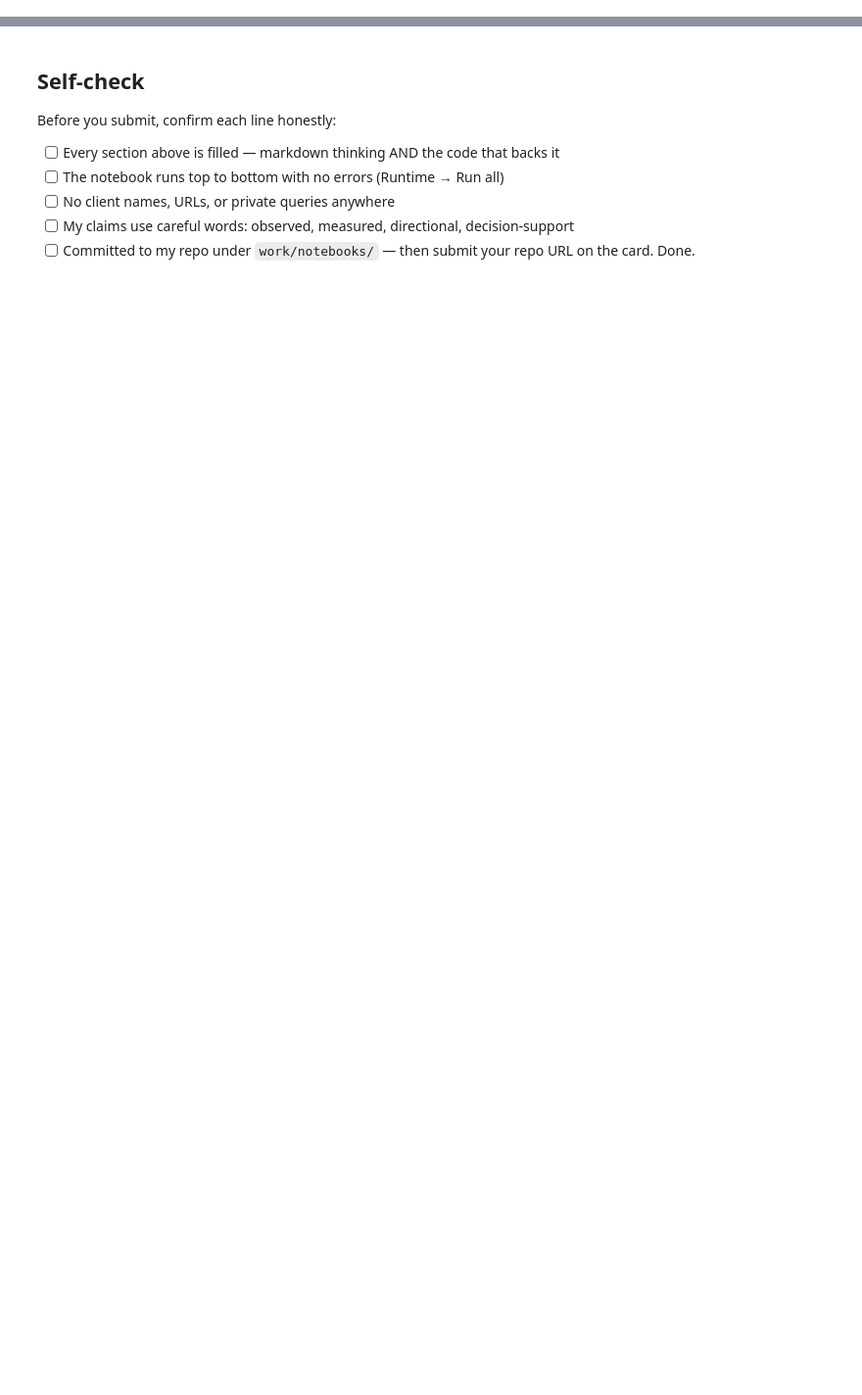
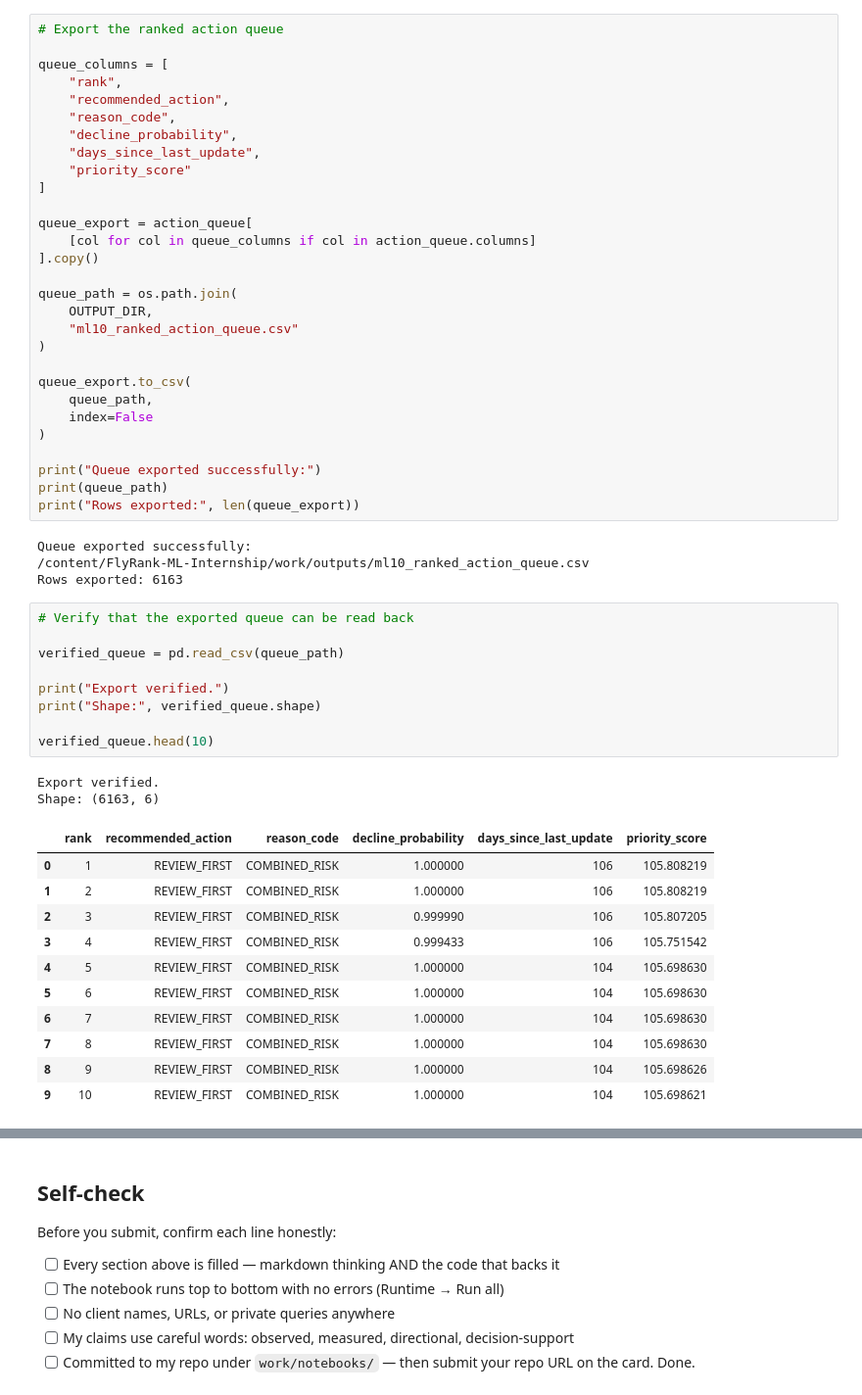
Before and after one commit to Ikramkhan-gif1/FlyRank-ML-Internship, a Jupyter notebook: work/notebooks/w07_action_playbook.ipynb, the cells around one changed output, grey strips where cells are left out. Shown at 98% size. Cells and saved outputs as stored; diff of their text form; blank space fills up the shorter version.

```diff
--- a/work/notebooks/w07_action_playbook.ipynb
+++ b/work/notebooks/w07_action_playbook.ipynb
@@ -43,0 +474,56 @@ This skeleton is yours to fill. Work the sections **in order** — each one has
+# %%
+# Export the ranked action queue
+
+queue_columns = [
+    "rank",
+    "recommended_action",
+    "reason_code",
+    "decline_probability",
+    "days_since_last_update",
+    "priority_score"
+]
+
+queue_export = action_queue[
+    [col for col in queue_columns if col in action_queue.columns]
+].copy()
+
+queue_path = os.path.join(
+    OUTPUT_DIR,
+    "ml10_ranked_action_queue.csv"
+)
+
+queue_export.to_csv(
+    queue_path,
+    index=False
+)
+
+print("Queue exported successfully:")
+print(queue_path)
+print("Rows exported:", len(queue_export))
+# %% [output]
+Queue exported successfully:
+/content/FlyRank-ML-Internship/work/outputs/ml10_ranked_action_queue.csv
+Rows exported: 6163
+# %%
+# Verify that the exported queue can be read back
+
+verified_queue = pd.read_csv(queue_path)
+
+print("Export verified.")
+print("Shape:", verified_queue.shape)
+
+verified_queue.head(10)
+# %% [output]
+Export verified.
+Shape: (6163, 6)
+|  | rank | recommended_action | reason_code | decline_probability | days_since_last_update | priority_score |
+| 0 | 1 | REVIEW_FIRST | COMBINED_RISK | 1.000000 | 106 | 105.808219 |
+| 1 | 2 | REVIEW_FIRST | COMBINED_RISK | 1.000000 | 106 | 105.808219 |
+| 2 | 3 | REVIEW_FIRST | COMBINED_RISK | 0.999990 | 106 | 105.807205 |
+| 3 | 4 | REVIEW_FIRST | COMBINED_RISK | 0.999433 | 106 | 105.751542 |
+| 4 | 5 | REVIEW_FIRST | COMBINED_RISK | 1.000000 | 104 | 105.698630 |
+| 5 | 6 | REVIEW_FIRST | COMBINED_RISK | 1.000000 | 104 | 105.698630 |
+| 6 | 7 | REVIEW_FIRST | COMBINED_RISK | 1.000000 | 104 | 105.698630 |
+| 7 | 8 | REVIEW_FIRST | COMBINED_RISK | 1.000000 | 104 | 105.698630 |
+| 8 | 9 | REVIEW_FIRST | COMBINED_RISK | 1.000000 | 104 | 105.698626 |
+| 9 | 10 | REVIEW_FIRST | COMBINED_RISK | 1.000000 | 104 | 105.698621 |
```
Also changed, not shown: parts of 25 cells of this notebook.
